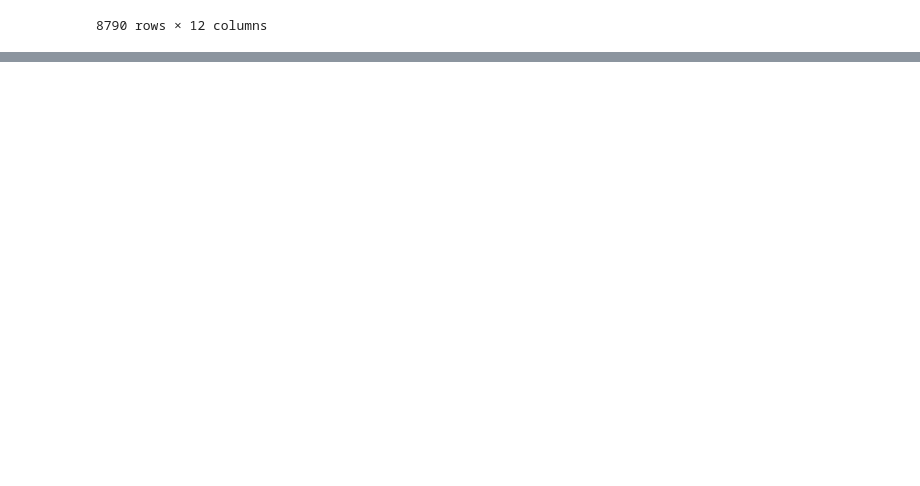
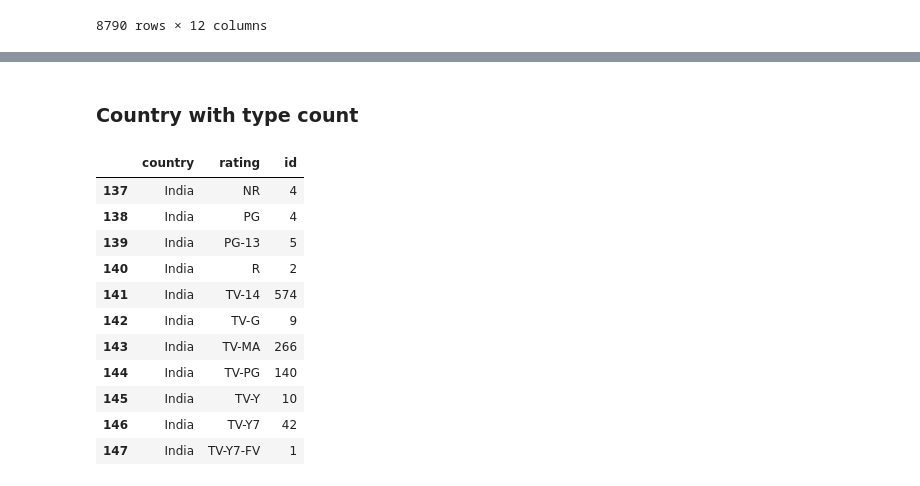
Before and after one commit to Ni3Gawande/pandas, a Jupyter notebook: Netflix.ipynb, the cells around one changed output, grey strips where cells are left out. Drawn from its saved outputs; the diff is of its cells as text; code cells hidden in the pictures; blank space fills up the shorter version.

```diff
--- a/Netflix.ipynb
+++ b/Netflix.ipynb
@@ -283,0 +345,18 @@ df
+# %% [markdown]
+### Country with type count
+# %%
+filter=df.groupby(['country','rating'])['id'].count().reset_index()
+filter[filter['country']=='India']
+# %% [output]
+|  | country | rating | id |
+| 137 | India | NR | 4 |
+| 138 | India | PG | 4 |
+| 139 | India | PG-13 | 5 |
+| 140 | India | R | 2 |
+| 141 | India | TV-14 | 574 |
+| 142 | India | TV-G | 9 |
+| 143 | India | TV-MA | 266 |
+| 144 | India | TV-PG | 140 |
+| 145 | India | TV-Y | 10 |
+| 146 | India | TV-Y7 | 42 |
+| 147 | India | TV-Y7-FV | 1 |
```
Also changed, not shown: parts of 49 cells of this notebook.
